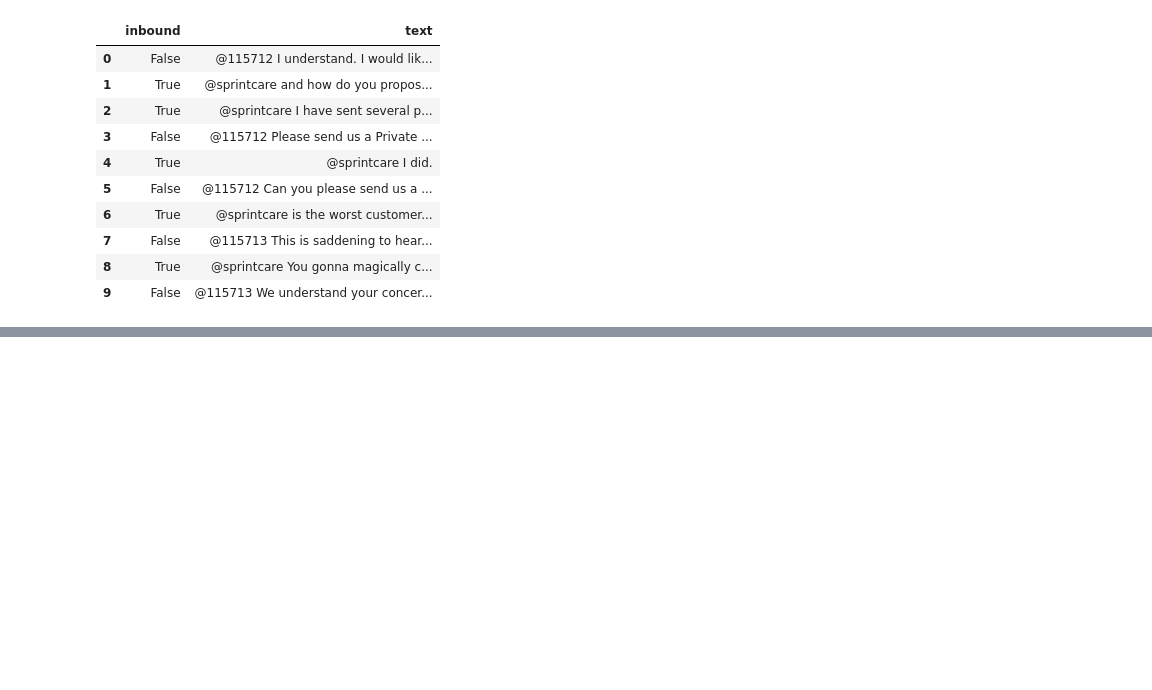
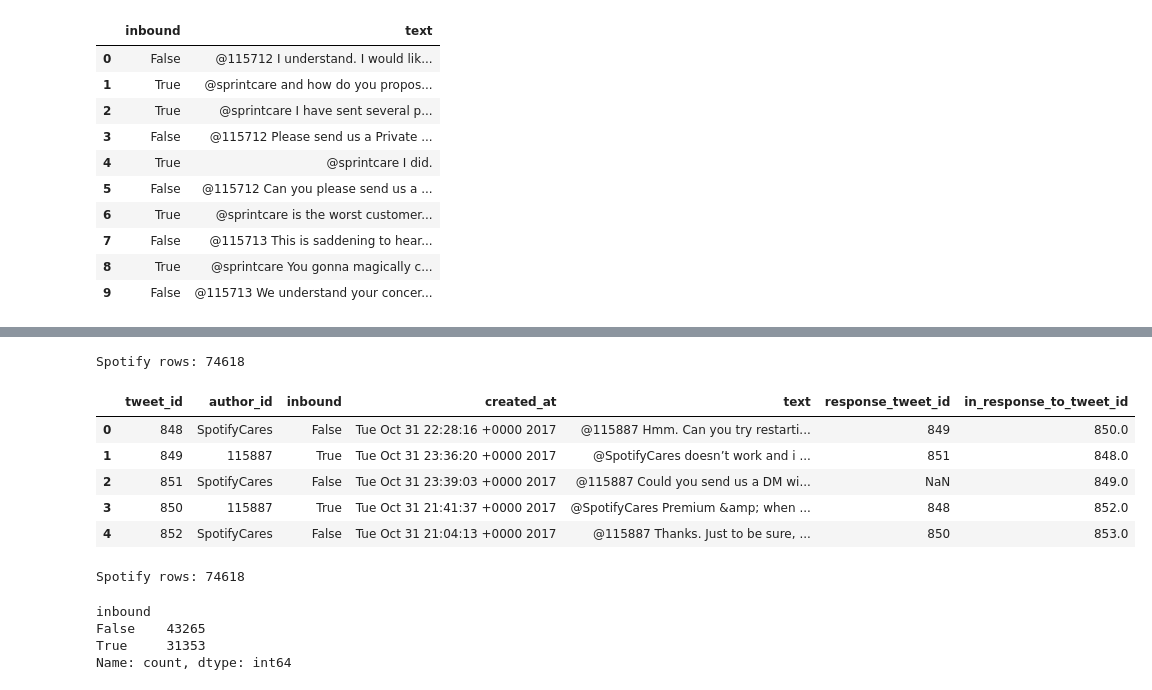
Before and after one commit to Arbaz1506/nectar-intelligence-agent, a Jupyter notebook: notebooks/01_dataset_exploration.ipynb, the cells around one changed output, grey strips where cells are left out. Saved outputs shown, nothing was run; the diff lists cells and outputs as text; code cells hidden in the pictures; blank space fills up the shorter version.

```diff
--- a/notebooks/01_dataset_exploration.ipynb
+++ b/notebooks/01_dataset_exploration.ipynb
@@ -67,3 +67,13 @@ df[["inbound", "text"]]
 | 7 | False | @115713 This is saddening to hear... |
 | 8 | True | @sprintcare You gonna magically c... |
 | 9 | False | @115713 We understand your concer... |
+# %%
+from collections import Counter
+
+brand_counts = Counter()
+
+for chunk in pd.read_csv(DATA_PATH, usecols=["author_id", "inbound"], chunksize=100_000):
+    support_accounts = chunk.loc[chunk["inbound"] == False, "author_id"]
+    brand_counts.update(support_accounts)
+
+brand_counts.most_common(20)
@@ -69,0 +101,36 @@ df[["inbound", "text"]]
+# %%
+spotify_chunks = []
+
+for chunk in pd.read_csv(DATA_PATH, chunksize=100_000):
+    spotify_rows = chunk[
+        (chunk["author_id"] == "SpotifyCares") |
+        (
+            (chunk["inbound"] == True) &
+            (chunk["text"].str.contains("@SpotifyCares", case=False, na=False))
+        )
+    ]
+    spotify_chunks.append(spotify_rows)
+
+spotify_df = pd.concat(spotify_chunks, ignore_index=True)
+
+print("Spotify rows:", len(spotify_df))
+spotify_df.head()
+# %% [output]
+Spotify rows: 74618
+|  | tweet_id | author_id | inbound | created_at | text | response_tweet_id | in_response_to_tweet_id |
+| 0 | 848 | SpotifyCares | False | Tue Oct 31 22:28:16 +0000 2017 | @115887 Hmm. Can you try restarti... | 849 | 850.0 |
+| 1 | 849 | 115887 | True | Tue Oct 31 23:36:20 +0000 2017 | @SpotifyCares doesn’t work and i ... | 851 | 848.0 |
+| 2 | 851 | SpotifyCares | False | Tue Oct 31 23:39:03 +0000 2017 | @115887 Could you send us a DM wi... | NaN | 849.0 |
+| 3 | 850 | 115887 | True | Tue Oct 31 21:41:37 +0000 2017 | @SpotifyCares Premium &amp; when ... | 848 | 852.0 |
+| 4 | 852 | SpotifyCares | False | Tue Oct 31 21:04:13 +0000 2017 | @115887 Thanks. Just to be sure, ... | 850 | 853.0 |
+# %%
+print("Spotify rows:", len(spotify_df))
+# %% [output]
+Spotify rows: 74618
+# %%
+spotify_df["inbound"].value_counts()
+# %% [output]
+inbound
+False    43265
+True     31353
+Name: count, dtype: int64
```
Also changed, not shown: parts of 12 cells of this notebook.
